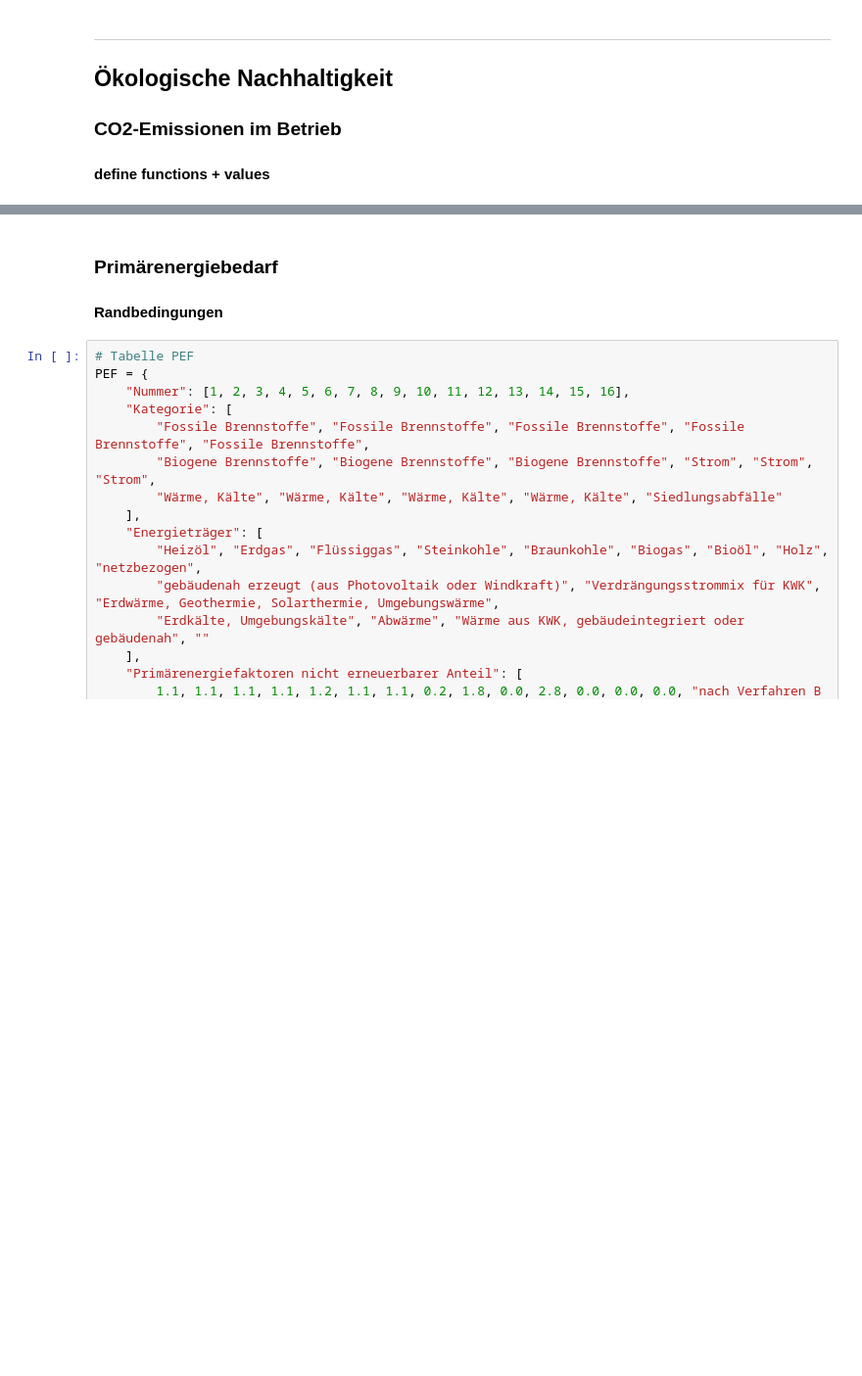
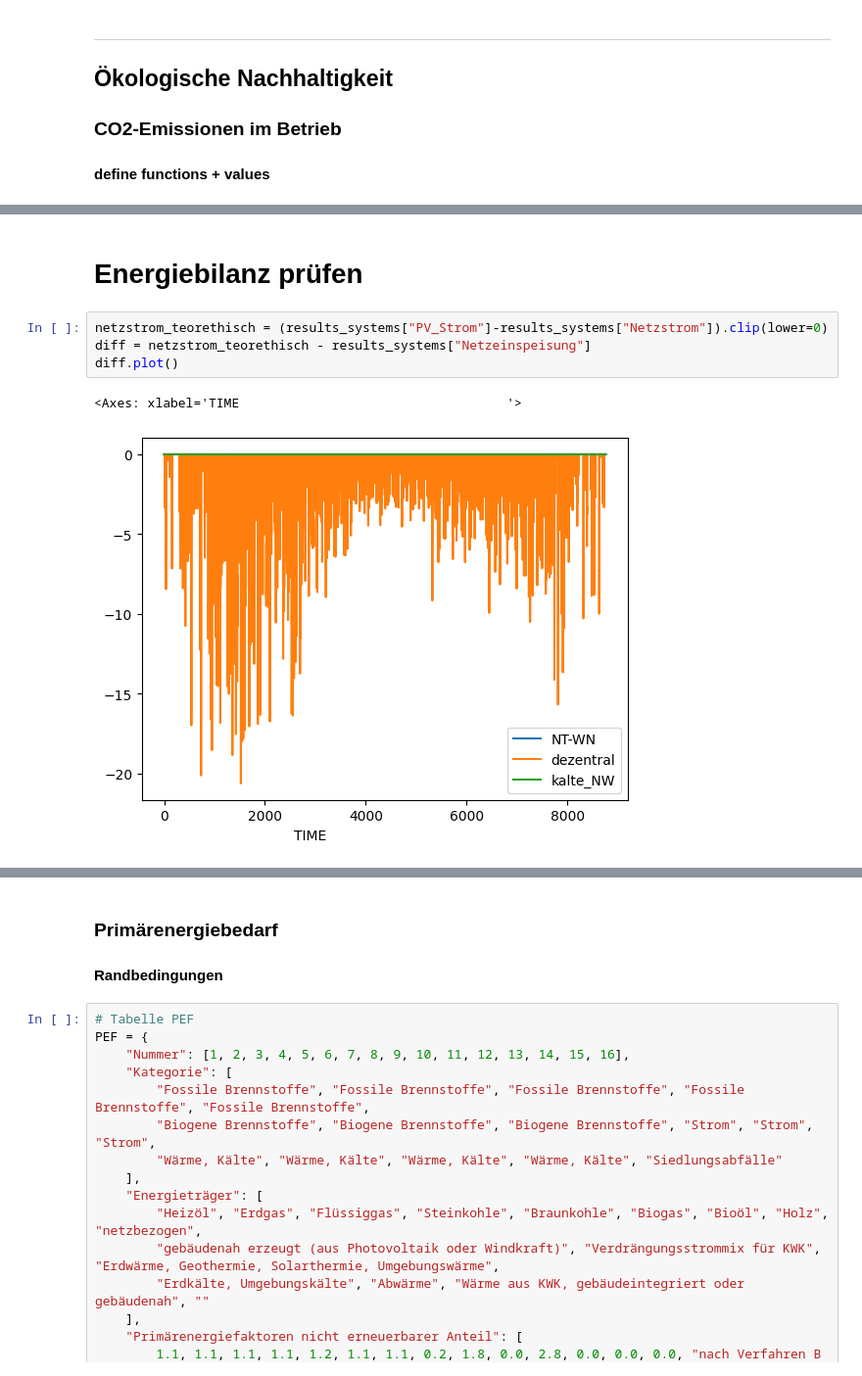
Before and after one commit to lara-barnic2/8_Bewertung_Gesamtsysteme, a Jupyter notebook: 8_Auswertung_Gesamtsysteme.ipynb, the cells around one changed output, grey strips where cells are left out. Shown at 98% size. Saved outputs shown, nothing was run; the diff lists cells and outputs as text; blank space fills up the shorter version.

```diff
--- a/8_Auswertung_Gesamtsysteme.ipynb
+++ b/8_Auswertung_Gesamtsysteme.ipynb
@@ -110,0 +234,9 @@ SyntaxError: invalid syntax (639146051.py, line 54)
+# %% [markdown]
+# Energiebilanz prüfen
+# %%
+netzstrom_teorethisch = (results_systems["PV_Strom"]-results_systems["Netzstrom"]).clip(lower=0)
+diff = netzstrom_teorethisch - results_systems["Netzeinspeisung"]
+diff.plot()
+# %% [output]
+<Axes: xlabel='TIME                                   '>
+[figure, added]
```
Also changed, not shown: parts of 19 cells of this notebook, 3 other files.
